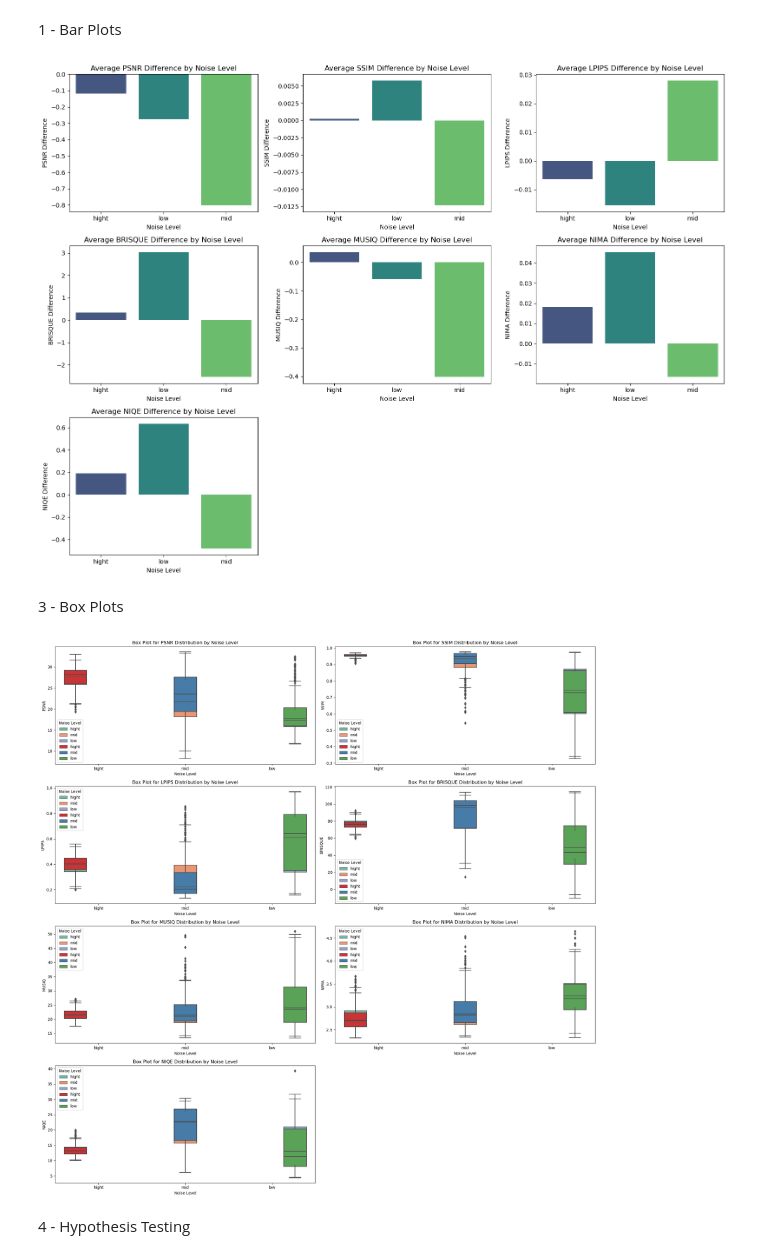
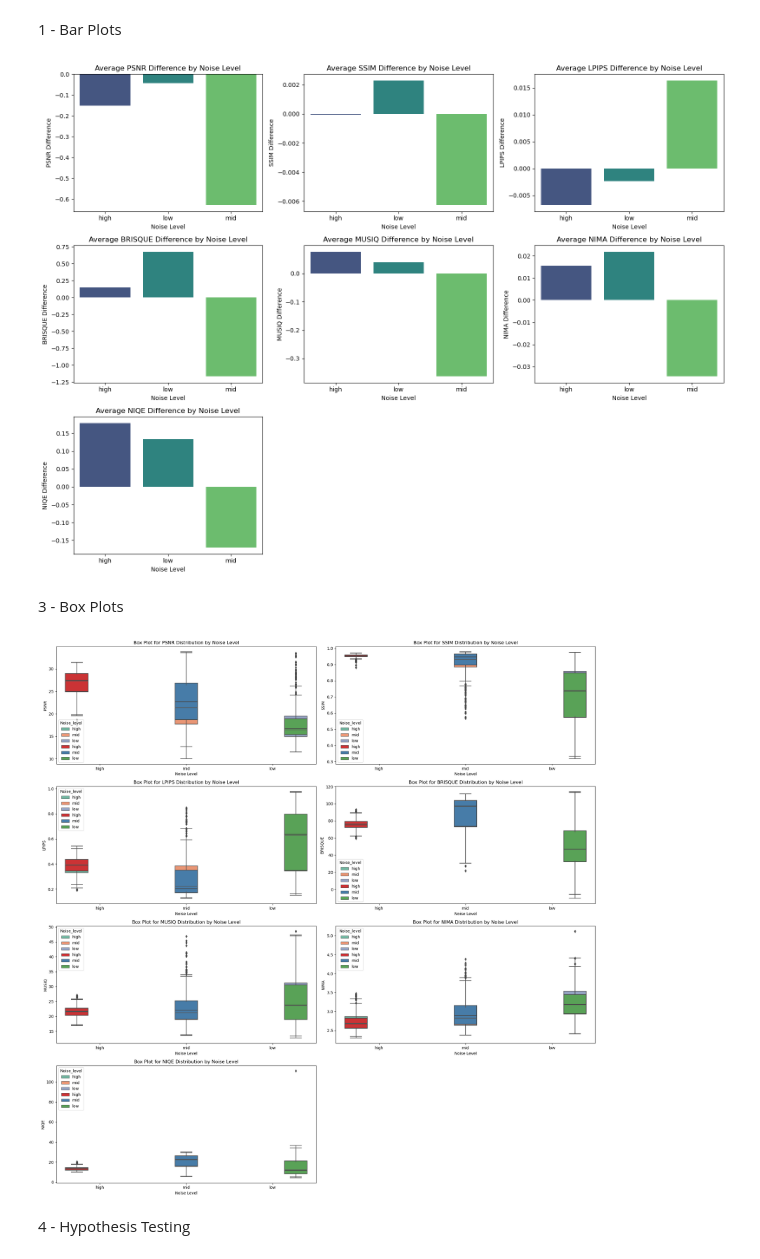
Before and after one commit to sepehrgh98/OODDiffusion, a Jupyter notebook: analyse/Controlable_noisemap_observation.ipynb, the cells around one changed output. Cells and saved outputs as stored; diff of their text form; code cells hidden in the pictures.

```diff
--- a/analyse/Controlable_noisemap_observation.ipynb
+++ b/analyse/Controlable_noisemap_observation.ipynb
@@ -11,11 +11,11 @@ from sklearn.metrics import roc_curve, auc, confusion_matrix, classification_rep
 Data summary
 # %%
 # Load the data (assuming the dataframes real_df and syn_df are available)
-real_df = pd.read_csv('./results/stage2/Task3/2/real.csv')
-syn_df = pd.read_csv('./results/stage2/Task3/2/syn.csv')
+real_df = pd.read_csv('../results/stage2/Task4/3/results-3-real.csv')
+syn_df = pd.read_csv('../results/stage2/Task4/3/results-3-syn.csv')
 
 # Merging the real and synthetic DataFrames for analysis
-merged_df = pd.merge(real_df, syn_df, on=['Image Index', 'Noise Level'], suffixes=('_real', '_syn'))
+merged_df = pd.merge(real_df, syn_df, on=['Image_Index', 'Noise_level'], suffixes=('_real', '_syn'))
 
 # Preview the first few rows
 print(merged_df.head())
@@ -49,10 +49,10 @@ metrics = ['PSNR', 'SSIM', 'LPIPS', 'BRISQUE', 'MUSIQ', 'NIMA', 'NIQE']
 # 1. Histogram Distribution for Each Metric by Noise Level
 plt.figure(figsize=(20, 30))
 for idx, metric in enumerate(metrics):
-    for noise_level in ['hight', 'mid', 'low']:
-        plt.subplot(len(metrics), 3, idx * 3 + ['hight', 'mid', 'low'].index(noise_level) + 1)
-        sns.kdeplot(real_df[real_df['Noise Level'] == noise_level][metric], label=f'Real - {noise_level}', linestyle='-')
-        sns.kdeplot(syn_df[syn_df['Noise Level'] == noise_level][metric], label=f'Syn - {noise_level}', linestyle='--')
+    for noise_level in ['high', 'mid', 'low']:
+        plt.subplot(len(metrics), 3, idx * 3 + ['high', 'mid', 'low'].index(noise_level) + 1)
+        sns.kdeplot(real_df[real_df['Noise_level'] == noise_level][metric], label=f'Real - {noise_level}', linestyle='-')
+        sns.kdeplot(syn_df[syn_df['Noise_level'] == noise_level][metric], label=f'Syn - {noise_level}', linestyle='--')
         plt.title(f'Histogram Distribution for {metric} - {noise_level} Noise')
         plt.xlabel(metric)
         plt.ylabel('Density')
@@ -68,21 +68,21 @@ Statistical Analyse
 # %%
 # 2. Bar Plots for Average Differences by Noise Level
 # Calculating differences
 for metric in metrics:
     merged_df[f'{metric}_diff'] = merged_df[f'{metric}_real'] - merged_df[f'{metric}_syn']
-noise_level_diff_summary = merged_df.groupby('Noise Level')[[f'{metric}_diff' for metric in metrics]].mean()
+noise_level_diff_summary = merged_df.groupby('Noise_level')[[f'{metric}_diff' for metric in metrics]].mean()
 
 plt.figure(figsize=(16, 12))
 for idx, metric in enumerate(metrics):
     plt.subplot(3, 3, idx + 1)
     sns.barplot(x=noise_level_diff_summary.index, y=noise_level_diff_summary[f'{metric}_diff'], palette='viridis')
     plt.title(f'Average {metric} Difference by Noise Level')
     plt.xlabel('Noise Level')
     plt.ylabel(f'{metric} Difference')
 plt.tight_layout()
 plt.show()
 # %% [output]
-[figure, old version]
+[figure, new version]
 # %% [markdown]
 3 - Box Plots
 # %%
@@ -90,15 +90,15 @@ plt.show()
 plt.figure(figsize=(20, 20))
 for idx, metric in enumerate(metrics):
     plt.subplot(4, 2, idx + 1)
-    sns.boxplot(x='Noise Level', y=metric, hue='Noise Level', data=real_df, palette='Set2', dodge=True)
-    sns.boxplot(x='Noise Level', y=metric, hue='Noise Level', data=syn_df, palette='Set1', dodge=True)
+    sns.boxplot(x='Noise_level', y=metric, hue='Noise_level', data=real_df, palette='Set2', dodge=True)
+    sns.boxplot(x='Noise_level', y=metric, hue='Noise_level', data=syn_df, palette='Set1', dodge=True)
     plt.title(f'Box Plot for {metric} Distribution by Noise Level')
     plt.xlabel('Noise Level')
     plt.ylabel(metric)
 plt.tight_layout()
 plt.show()
 # %% [output]
-[figure, old version]
+[figure, new version]
 # %% [markdown]
 4 - Hypothesis Testing
 # %%
```
Also changed, not shown: parts of 4 cells of this notebook, 6 other files.
